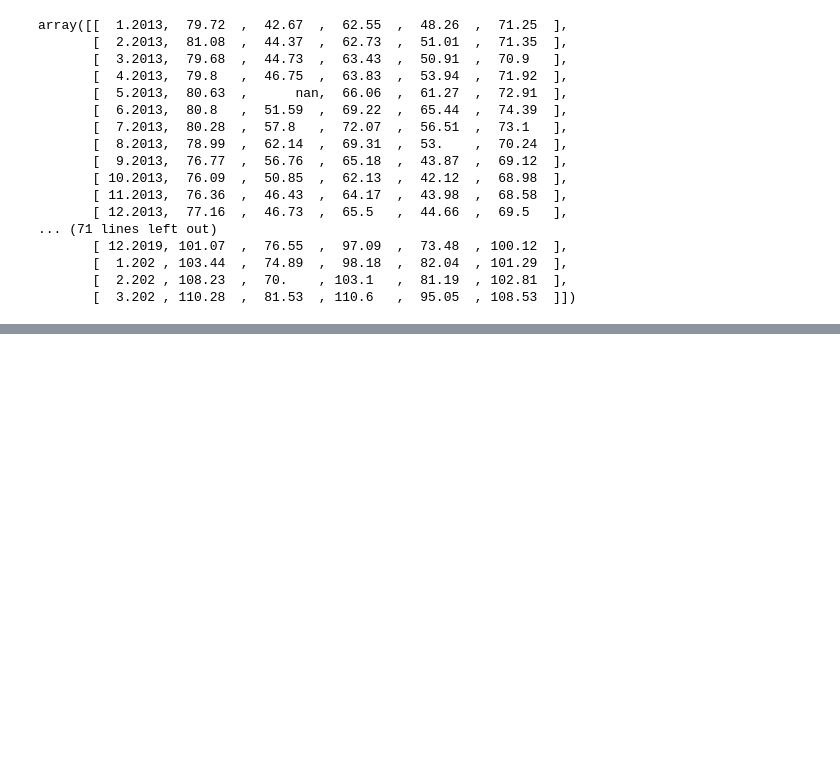
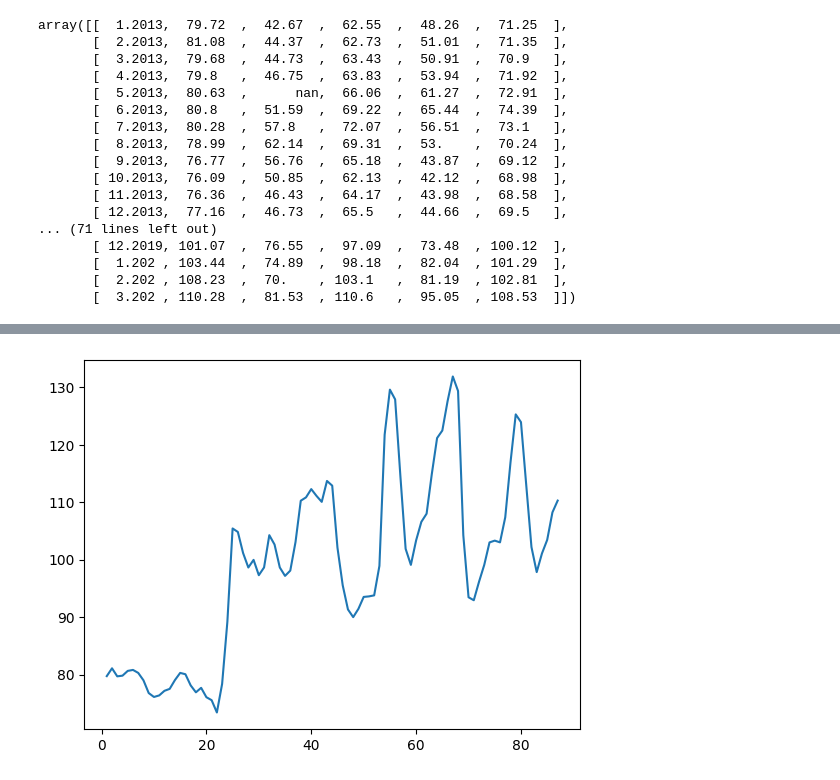
Before and after one commit to LordAguaKate/ETL_Python, a Jupyter notebook: Numpy.ipynb, the cells around one changed output, grey strips where cells are left out. Cells and saved outputs as stored; diff of their text form; code cells hidden in the pictures; blank space fills up the shorter version.

```diff
--- a/Numpy.ipynb
+++ b/Numpy.ipynb
@@ -147,0 +278,5 @@ datos_transpuestos = datos.T
+# %%
+plt.plot(fechas, precios[:,0])
+plt.show()
+# %% [output]
+[figure, added]
```
Also changed, not shown: parts of 29 cells of this notebook.
